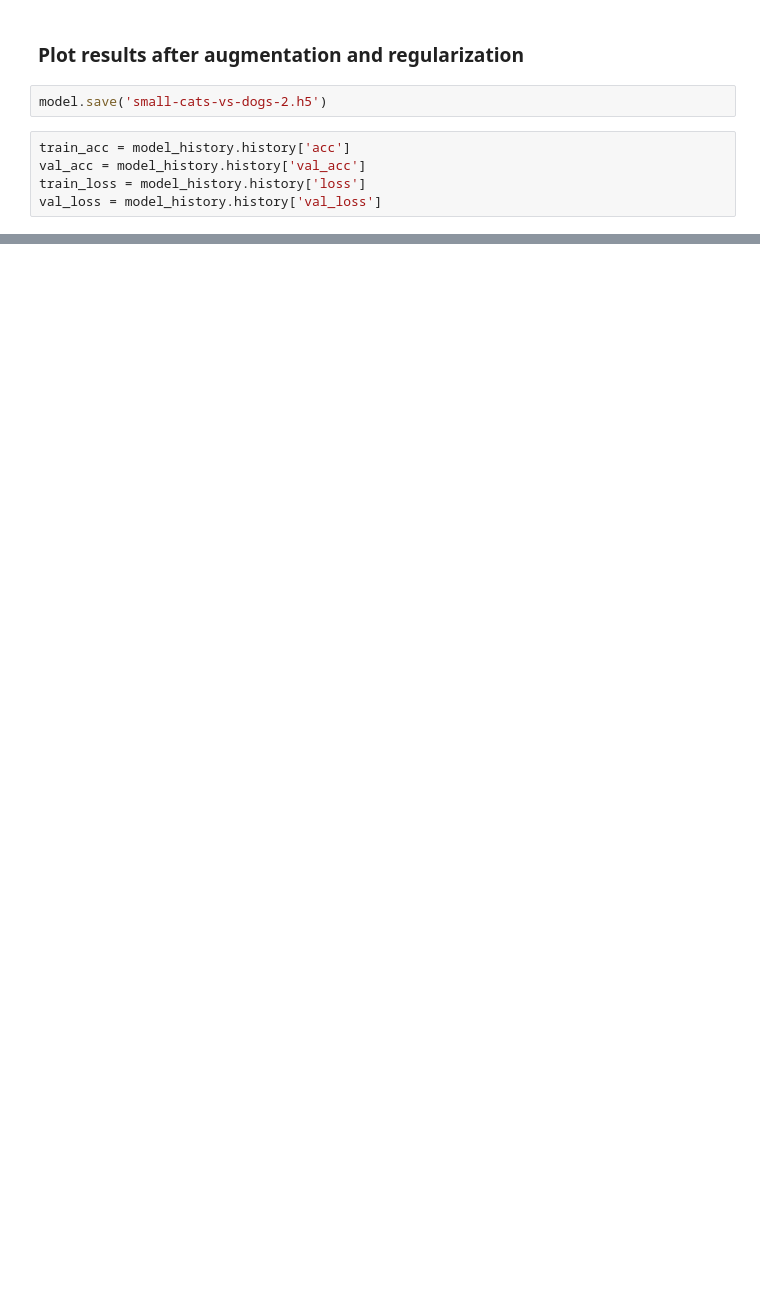
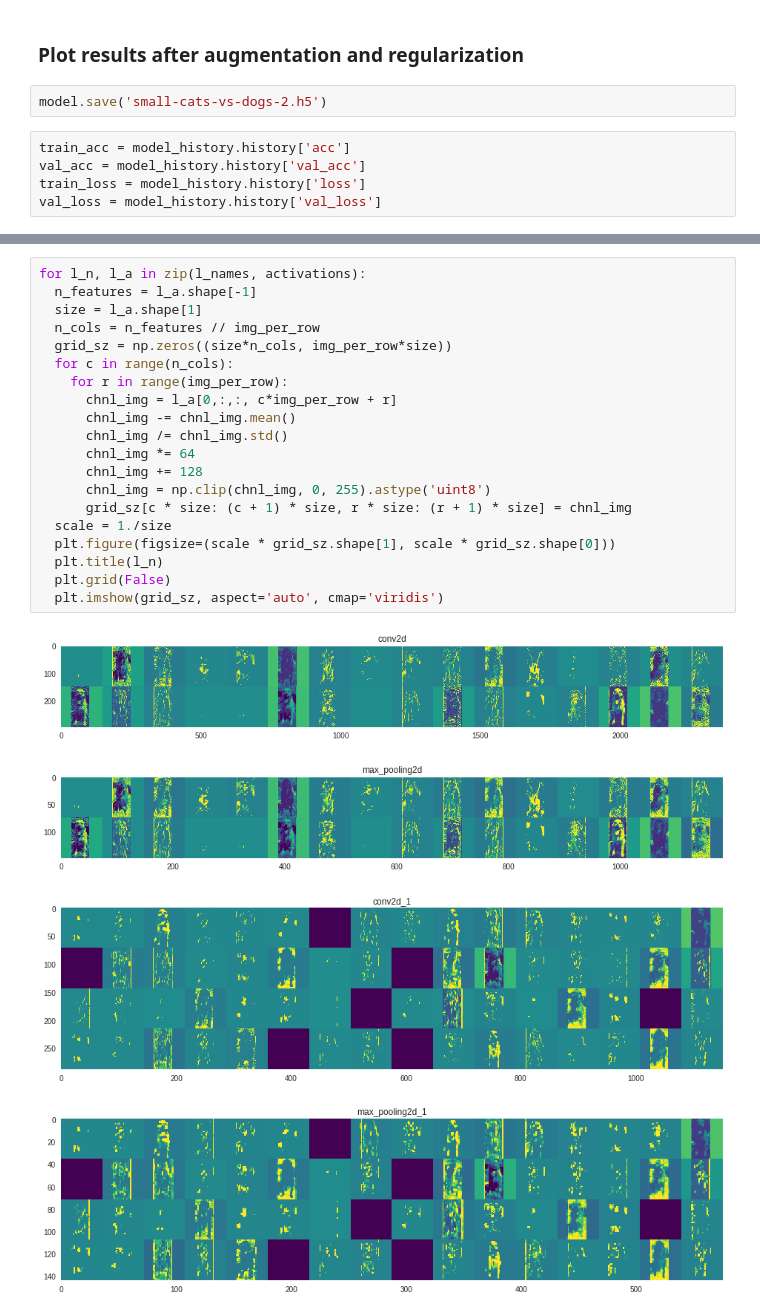
Before and after one commit to silentvoice/dl-with-keras, a Jupyter notebook: classification_cats_vs_dogs_from_scratch.ipynb, the cells around one changed output, grey strips where cells are left out. Drawn from its saved outputs; the diff is of its cells as text; blank space fills up the shorter version.

```diff
--- a/classification_cats_vs_dogs_from_scratch.ipynb
+++ b/classification_cats_vs_dogs_from_scratch.ipynb
@@ -425,0 +488,25 @@ plt.legend()
+# %%
+for l_n, l_a in zip(l_names, activations):
+  n_features = l_a.shape[-1]
+  size = l_a.shape[1]
+  n_cols = n_features // img_per_row
+  grid_sz = np.zeros((size*n_cols, img_per_row*size))
+  for c in range(n_cols):
+    for r in range(img_per_row):
+      chnl_img = l_a[0,:,:, c*img_per_row + r]
+      chnl_img -= chnl_img.mean()
+      chnl_img /= chnl_img.std()
+      chnl_img *= 64
+      chnl_img += 128
+      chnl_img = np.clip(chnl_img, 0, 255).astype('uint8')
+      grid_sz[c * size: (c + 1) * size, r * size: (r + 1) * size] = chnl_img
+  scale = 1./size
+  plt.figure(figsize=(scale * grid_sz.shape[1], scale * grid_sz.shape[0]))
+  plt.title(l_n)
+  plt.grid(False)
+  plt.imshow(grid_sz, aspect='auto', cmap='viridis')
+# %% [output]
+[figure, added]
+[figure, added]
+[figure, added]
+[figure, added]
```
Also changed, not shown: parts of 21 cells of this notebook.
